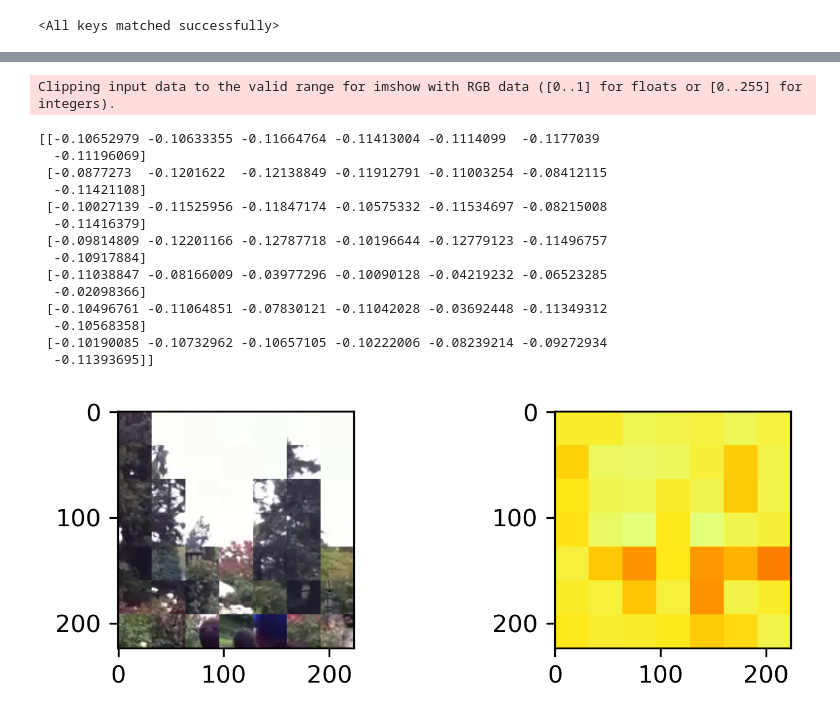
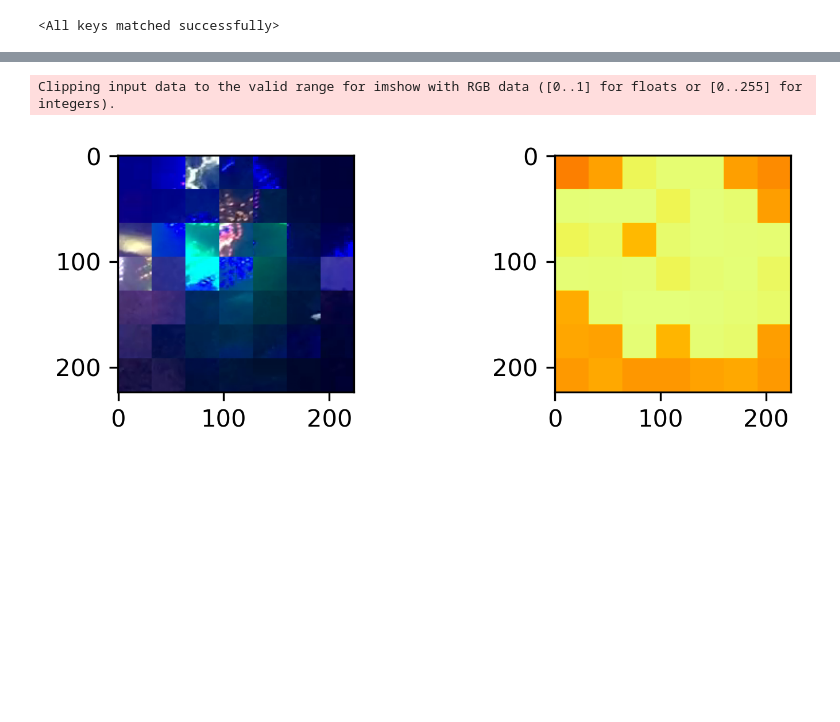
Before and after one commit to VQAssessment/FAST-VQA-and-FasterVQA, a Jupyter notebook: FAST-VQA.ipynb, the cells around one changed output, grey strips where cells are left out. Saved outputs shown, nothing was run; the diff lists cells and outputs as text; code cells hidden in the pictures; blank space fills up the shorter version.

```diff
--- a/FAST-VQA.ipynb
+++ b/FAST-VQA.ipynb
@@ -117,7 +115,7 @@ vfrag = data['video'].to(device)
 
 # vfrag = get_fragments(data['video']).to(device)
 
-demo_result = model(vfrag)
+demo_result, demo_attention = model.forward_with_attention(vfrag)
 print(demo_result.shape)
 demo_result = demo_result.reshape((-1,) + demo_result.shape[-2:])
 score = torch.mean(demo_result)
@@ -130,3 +128,6 @@ The quality of the video is -0.1056775376200676, consuming time 0.0389s.
+# %%
+demo_attention_fanet_41 = [demo_attention[0][i].cpu().reshape(4, 1, 16, 7, 7).numpy().reshape(64,7,7) for i in [0,1]]
+demo_attention_fanet_42 = [demo_attention[1][i].cpu().reshape(4, 1, 16, 7, 7).roll(-4, 2).numpy().reshape(64,7,7) for i in [0,1]]
 # %%
 def rescale(pr, gt=None):
     if gt is None:
@@ -151,6 +152,10 @@ print(f'Showing the quality map of frame {data["frame_inds"][r_index]}:')
 frame_index = data['frame_inds'][r_index]
 frame = frame_reader[frame_index]
 frame_quality_map = demo_result[r_index // 2]
+frame_attention_map_41 = demo_attention_fanet_41[0][r_index // 2] #+ demo_attention_fanet_41[1][r_index // 2]
+frame_attention_map_42 = demo_attention_fanet_42[0][r_index // 2] #+ demo_attention_fanet_42[1][r_index // 2]
+
+
 fragment = (vfrag.permute(0,2,3,4,1).reshape((128,) + vfrag.shape[-2:] + (3,)).cpu() * inference_set.std + inference_set.mean).numpy()[r_index]
 
 frame_quality_map = frame_quality_map.cpu().numpy()
@@ -167,26 +172,12 @@ Showing the quality map of frame 72:
 # %%
-fqlt = cv2.resize(frame_quality_map, (fragment.shape[1], fragment.shape[0]), interpolation=cv2.INTER_NEAREST)
+fqlt = cv2.resize(frame_attention_map_41, (fragment.shape[1], fragment.shape[0]), interpolation=cv2.INTER_NEAREST)
 plt.figure(dpi=300)
 plt.subplot(221)
 plt.imshow(fragment / 255.)
 plt.subplot(222)
 plt.imshow(fqlt, cmap='Wistia') #fragment / 255. - np.stack((fqlt,) + (np.zeros_like(fqlt),)*2, -1) / 2.)
 #plt.savefig(f'demos/demo_{video_names[q].split("/")[-1]}.png')
-print(frame_quality_map)
+plt.savefig('wistia.png')
 # %% [output]
 Clipping input data to the valid range for imshow with RGB data ([0..1] for floats or [0..255] for integers).
-[[-0.10652979 -0.10633355 -0.11664764 -0.11413004 -0.1114099  -0.1177039
-  -0.11196069]
- [-0.0877273  -0.1201622  -0.12138849 -0.11912791 -0.11003254 -0.08412115
-  -0.11421108]
- [-0.10027139 -0.11525956 -0.11847174 -0.10575332 -0.11534697 -0.08215008
-  -0.11416379]
- [-0.09814809 -0.12201166 -0.12787718 -0.10196644 -0.12779123 -0.11496757
-  -0.10917884]
- [-0.11038847 -0.08166009 -0.03977296 -0.10090128 -0.04219232 -0.06523285
-  -0.02098366]
- [-0.10496761 -0.11064851 -0.07830121 -0.11042028 -0.03692448 -0.11349312
-  -0.10568358]
- [-0.10190085 -0.10732962 -0.10657105 -0.10222006 -0.08239214 -0.09272934
-  -0.11393695]]
-[figure, old version]
+[figure, new version]
```
Also changed, not shown: parts of 5 cells of this notebook, 7 other files.
